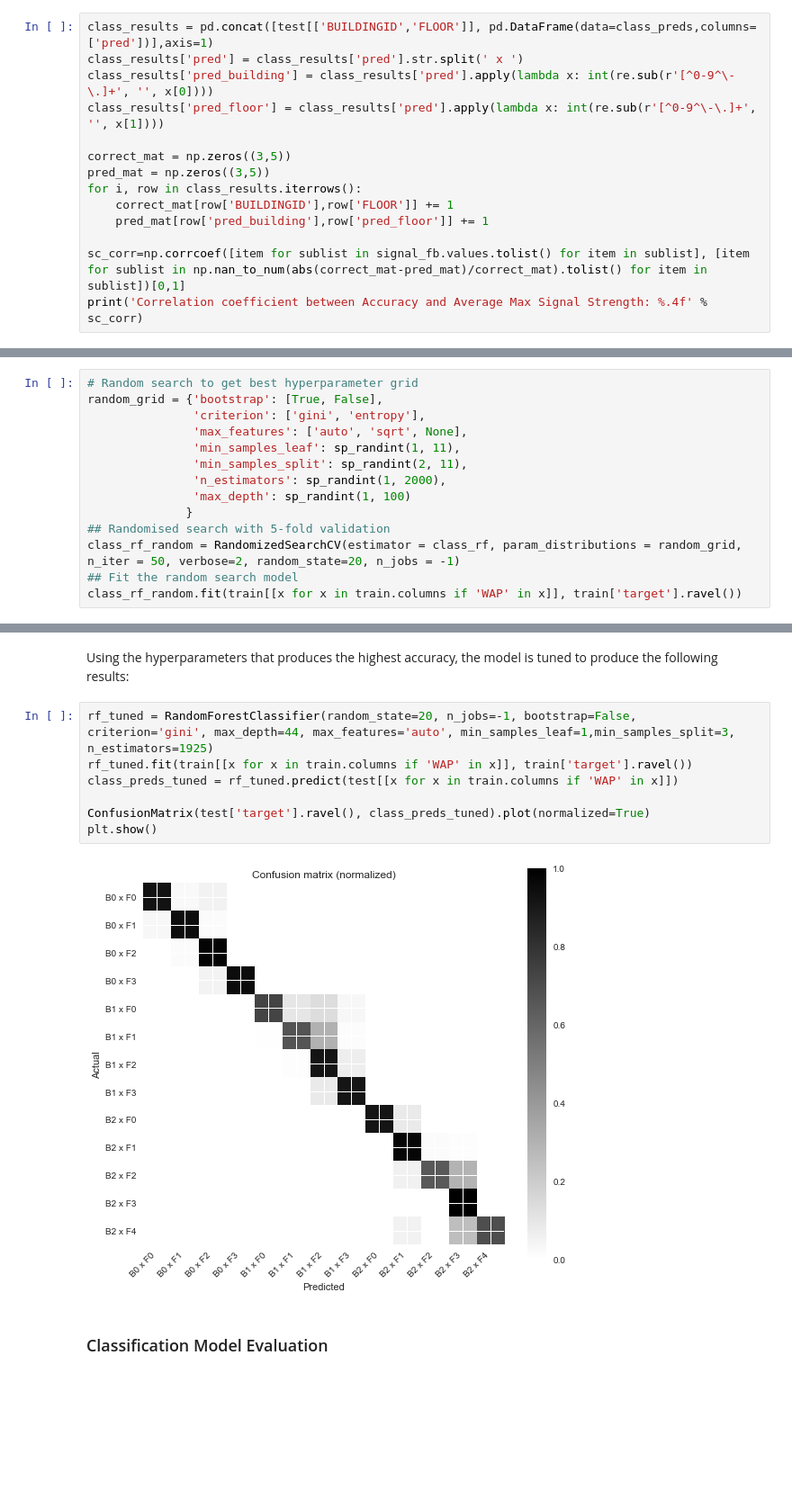
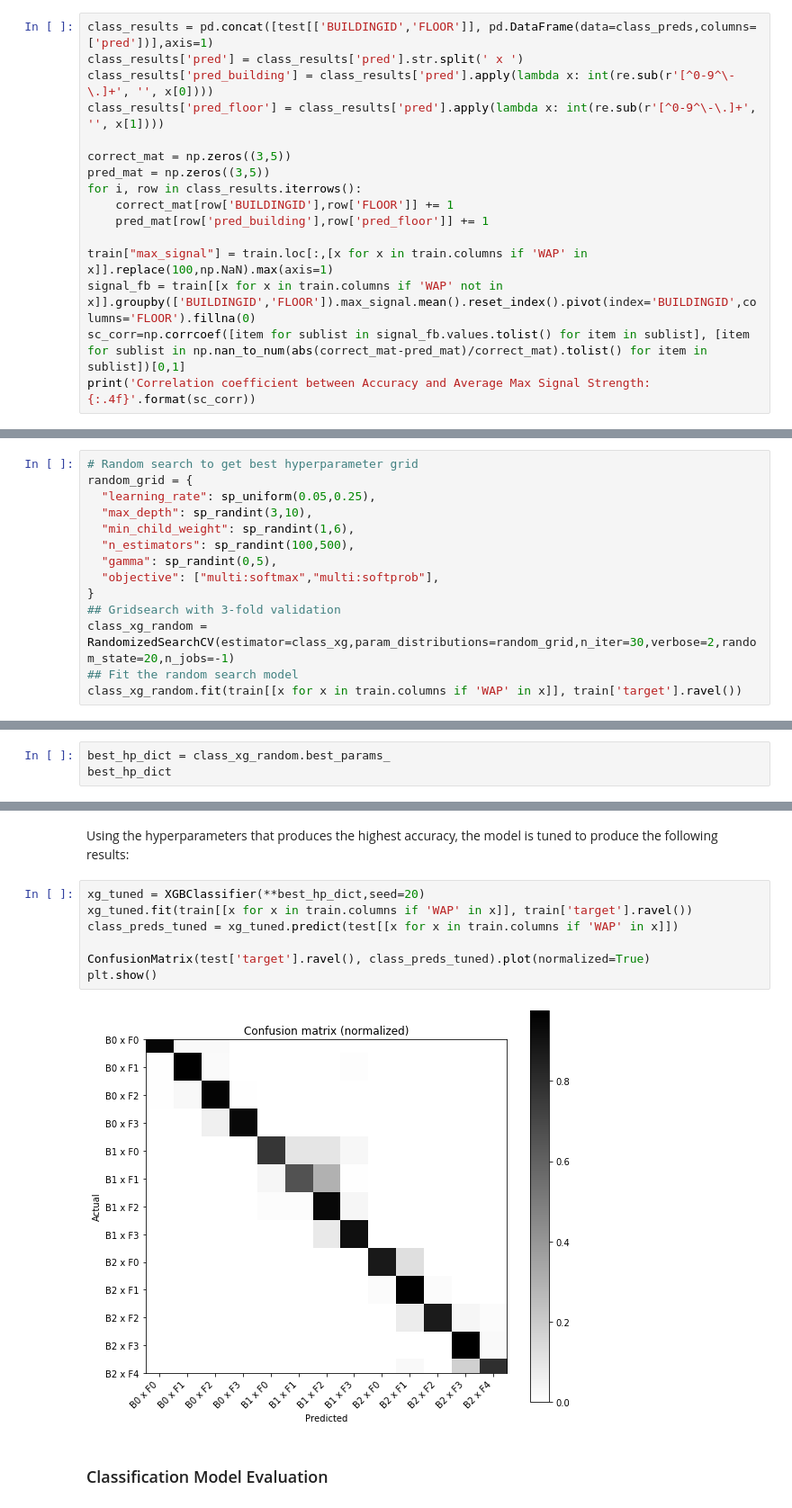
Before and after one commit to evan-pooon/indoor-location, a Jupyter notebook: Modelling.ipynb, the cells around one changed output, grey strips where cells are left out. Shown: that part at 90% size. Saved outputs shown, nothing was run; the diff lists cells and outputs as text; blank space fills up the shorter version.

```diff
--- a/Modelling.ipynb
+++ b/Modelling.ipynb
@@ -236,6 +273,8 @@ for i, row in class_results.iterrows():
     correct_mat[row['BUILDINGID'],row['FLOOR']] += 1
     pred_mat[row['pred_building'],row['pred_floor']] += 1
 
+train["max_signal"] = train.loc[:,[x for x in train.columns if 'WAP' in x]].replace(100,np.NaN).max(axis=1)
+signal_fb = train[[x for x in train.columns if 'WAP' not in x]].groupby(['BUILDINGID','FLOOR']).max_signal.mean().reset_index().pivot(index='BUILDINGID',columns='FLOOR').fillna(0)
 sc_corr=np.corrcoef([item for sublist in signal_fb.values.tolist() for item in sublist], [item for sublist in np.nan_to_num(abs(correct_mat-pred_mat)/correct_mat).tolist() for item in sublist])[0,1]
-print('Correlation coefficient between Accuracy and Average Max Signal Strength: %.4f' % sc_corr)
+print('Correlation coefficient between Accuracy and Average Max Signal Strength: {:.4f}'.format(sc_corr))
 # %% [output]
@@ -248,15 +287,15 @@ Given the current accuracy of 82%, the current Random Forest model can be furthe
 # %%
 # Random search to get best hyperparameter grid
-random_grid = {'bootstrap': [True, False],
-               'criterion': ['gini', 'entropy'],
-               'max_features': ['auto', 'sqrt', None],
-               'min_samples_leaf': sp_randint(1, 11),
-               'min_samples_split': sp_randint(2, 11),
-               'n_estimators': sp_randint(1, 2000),
-               'max_depth': sp_randint(1, 100)
-              }
-## Randomised search with 5-fold validation
-class_rf_random = RandomizedSearchCV(estimator = class_rf, param_distributions = random_grid, n_iter = 50, verbose=2, random_state=20, n_jobs = -1)
+random_grid = {
+  "learning_rate": sp_uniform(0.05,0.25),
+  "max_depth": sp_randint(3,10),
+  "min_child_weight": sp_randint(1,6),
+  "n_estimators": sp_randint(100,500),
+  "gamma": sp_randint(0,5),
+  "objective": ["multi:softmax","multi:softprob"],
+}
+## Gridsearch with 3-fold validation
+class_xg_random = RandomizedSearchCV(estimator=class_xg,param_distributions=random_grid,n_iter=30,verbose=2,random_state=20,n_jobs=-1)
 ## Fit the random search model
-class_rf_random.fit(train[[x for x in train.columns if 'WAP' in x]], train['target'].ravel())
+class_xg_random.fit(train[[x for x in train.columns if 'WAP' in x]], train['target'].ravel())
 # %% [output]
@@ -276,0 +325,3 @@ RandomizedSearchCV(cv=None, error_score='raise',
+# %%
+best_hp_dict = class_xg_random.best_params_
+best_hp_dict
@@ -288,14 +346,14 @@ Improvement of 12.20%.
 # %% [markdown]
 Using the hyperparameters that produces the highest accuracy, the model is tuned to produce the following results:
 # %%
-rf_tuned = RandomForestClassifier(random_state=20, n_jobs=-1, bootstrap=False, criterion='gini', max_depth=44, max_features='auto', min_samples_leaf=1,min_samples_split=3, n_estimators=1925)
-rf_tuned.fit(train[[x for x in train.columns if 'WAP' in x]], train['target'].ravel())
-class_preds_tuned = rf_tuned.predict(test[[x for x in train.columns if 'WAP' in x]])
+xg_tuned = XGBClassifier(**best_hp_dict,seed=20)
+xg_tuned.fit(train[[x for x in train.columns if 'WAP' in x]], train['target'].ravel())
+class_preds_tuned = xg_tuned.predict(test[[x for x in train.columns if 'WAP' in x]])
 
 ConfusionMatrix(test['target'].ravel(), class_preds_tuned).plot(normalized=True)
 plt.show()
 # %% [output]
-[figure, old version]
+[figure, new version]
 # %% [markdown]
 ### Classification Model Evaluation
 # %%
```
Also changed, not shown: parts of 39 cells of this notebook, 5 other files.
